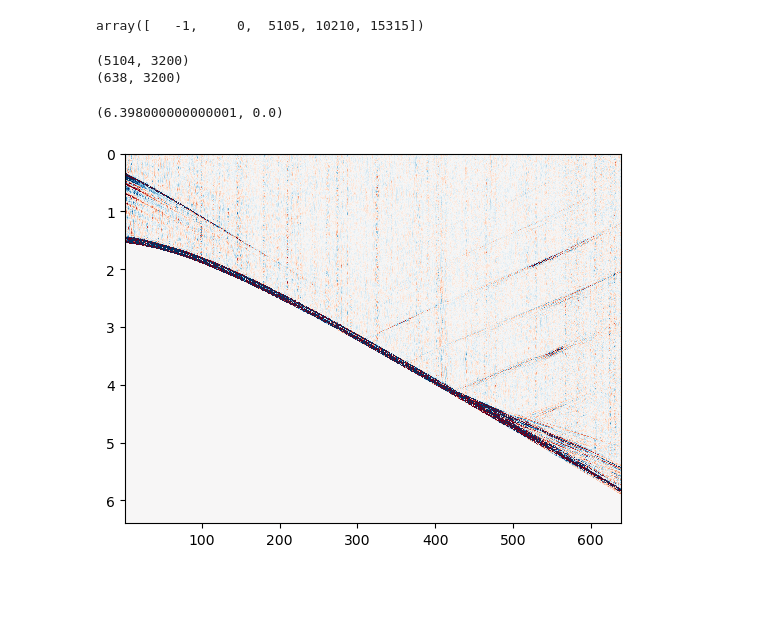
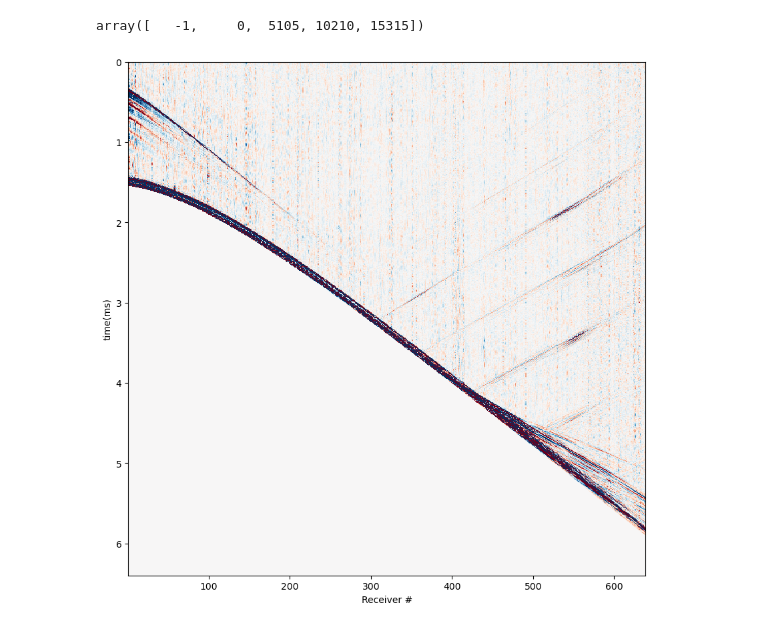
Before and after one commit to piyamure/sound, a Jupyter notebook: amplitude_plot.ipynb, the cells around one changed output. Saved outputs shown, nothing was run; the diff lists cells and outputs as text; code cells hidden in the pictures; blank space fills up the shorter version.

```diff
--- a/amplitude_plot.ipynb
+++ b/amplitude_plot.ipynb
@@ -23,37 +24,9 @@ array([   -1,     0,  5105, 10210, 15315])
 # get time stamps
 def get_time(data,delta_t=2*1e-3):
     return np.arange(data.shape[1])*delta_t
-# %%
-shot_no = 1
-signal = data[source_idx[shot_no]+1:source_idx[shot_no +1]]
-print(signal.shape)
-signal = signal[:receivers_per_line,:]
-print(signal.shape)
-#signal = signal.reshape(receivers_per_line,num_lines,-1)
-# %% [output]
-(5104, 3200)
-(638, 3200)
 # %%
 # this returns the signals from given shot and line
 def get_receivers_data(shot_no,line_no,data=data):
     signal = data[source_idx[shot_no]+1:source_idx[shot_no +1]] # select the data from given shot
-    signal = signal.reshape(receivers_per_line,num_lines,-1)    # (receiver, line, time)
-    return signal[:,line_no-1,:]                                # (receiver,time )
+    line_signals = np.split(signal,num_lines,axis=0)            # split the array into num of lines
+    return np.array(line_signals[line_no-1])                    # and select the line
-# %%
-# shot 1 line 1
-#signals = get_receivers_data(1,0)    # signal from all the receivers from line 1
-#signals = signals                    # scale the signal (by dividing 100)
-#print(signals.shape)
-x = np.arange(data.shape[1])*2e-3
-y = np.arange(1,receivers_per_line+1)
-#X,Y = np.meshgrid(x,y)
-
-import matplotlib.colors as mcolors
-#cmap = mcolors.LinearSegmentedColormap.from_list('blue_red', ['blue', 'red'])
-#cmap = plt.colormaps['PiYG']
-plt.pcolormesh(y,x, signal.T, shading='auto', cmap='RdBu_r')
-plt.clim([-0.25, 0.25])
-plt.ylim(x[-1],x[0])
-# %% [output]
-(6.398000000000001, 0.0)
-[figure, removed]
@@ -100,0 +33,16 @@ def plot_seismic_data(data):
+# %%
+# plot data from given shot + line
+def plot_signal(shot_no,line_no,data=data):
+    signal = get_receivers_data(shot_no,line_no)
+    t = get_time(data)                    # get time
+    R = np.arange(1,receivers_per_line+1) # get receiver no
+    plt.pcolormesh(R,t, signal.T, shading='auto', cmap='RdBu_r')
+    plt.clim([-0.25, 0.25])   # set the color (amplitude) limit
+    plt.ylim(t[-1],t[0])
+    plt.rcParams["figure.figsize"] = (10,10)
+    plt.xlabel('Receiver #')
+    plt.ylabel('time(ms)')
+# %%
+plot_signal(1,1)
+# %% [output]
+[figure, added]
```
Also changed, not shown: parts of 2 cells of this notebook.
